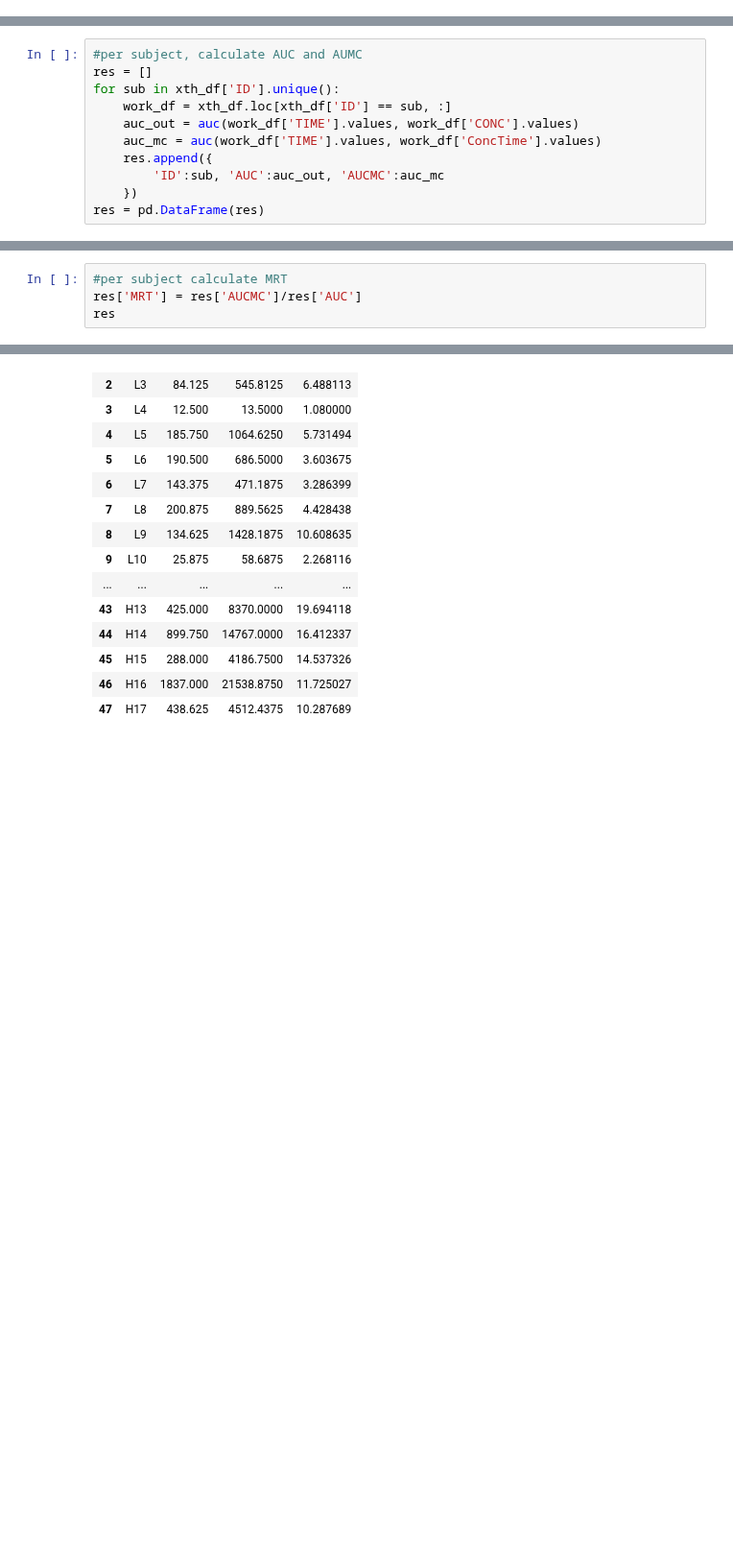
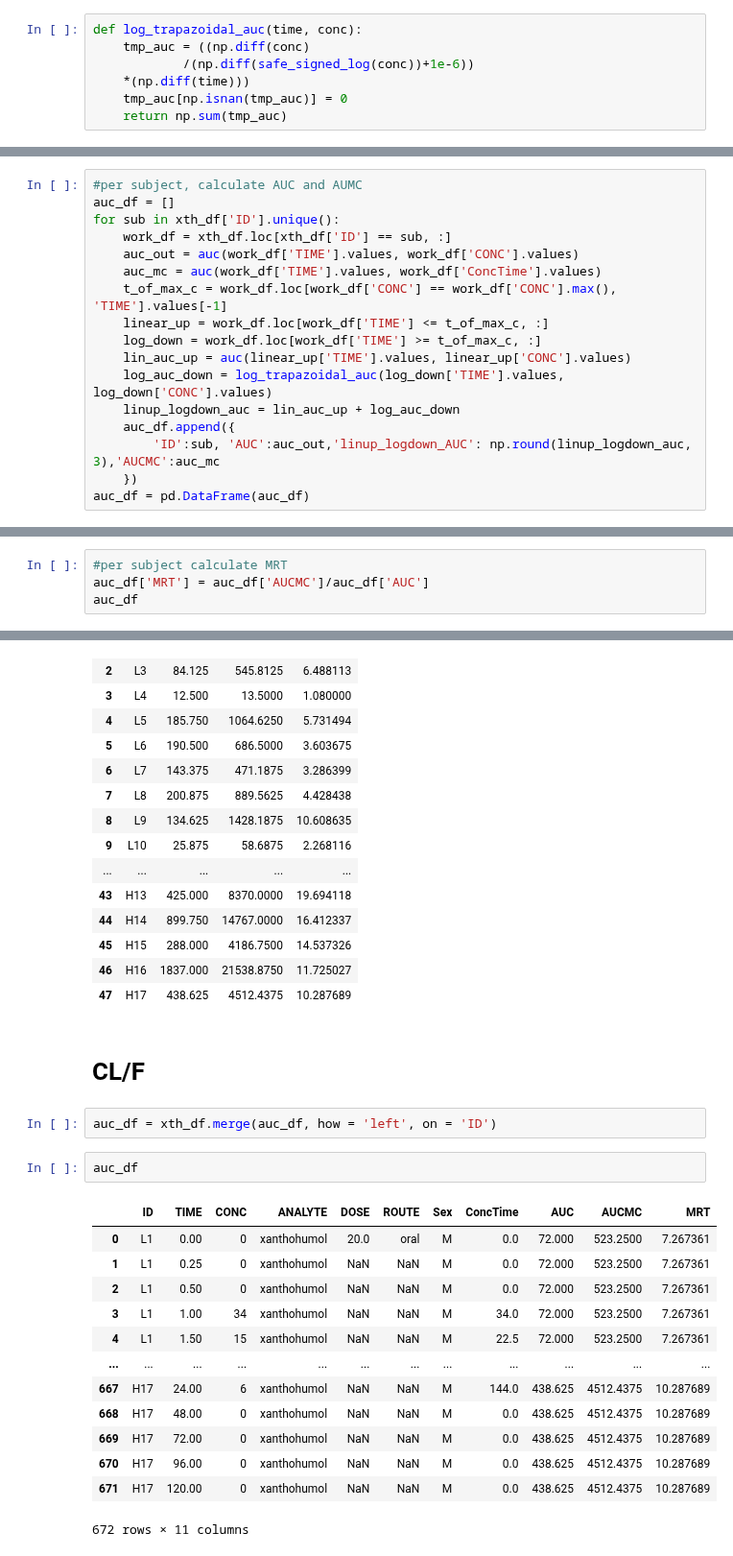
Before and after one commit to kelleyjbrady/NiceODE, a Jupyter notebook: NCA_demo.ipynb, the cells around one changed output, grey strips where cells are left out. Shown at 96% size. Drawn from its saved outputs; the diff is of its cells as text; blank space fills up the shorter version.

```diff
--- a/NCA_demo.ipynb
+++ b/NCA_demo.ipynb
@@ -291,3 +73,10 @@ auc_df.head()
 | 2 | H11 | 1038.500 |
 | 3 | H12 | 899.125 |
 | 4 | H13 | 425.000 |
+# %%
+def log_trapazoidal_auc(time, conc):
+    tmp_auc = ((np.diff(conc)
+            /(np.diff(safe_signed_log(conc))+1e-6))
+    *(np.diff(time)))
+    tmp_auc[np.isnan(tmp_auc)] = 0
+    return np.sum(tmp_auc)
@@ -294,11 +110,17 @@ auc_df.head()
 # %%
 #per subject, calculate AUC and AUMC
-res = []
+auc_df = []
 for sub in xth_df['ID'].unique():
     work_df = xth_df.loc[xth_df['ID'] == sub, :]
     auc_out = auc(work_df['TIME'].values, work_df['CONC'].values)
     auc_mc = auc(work_df['TIME'].values, work_df['ConcTime'].values)
-    res.append({
-        'ID':sub, 'AUC':auc_out, 'AUCMC':auc_mc
+    t_of_max_c = work_df.loc[work_df['CONC'] == work_df['CONC'].max(), 'TIME'].values[-1]
+    linear_up = work_df.loc[work_df['TIME'] <= t_of_max_c, :]
+    log_down = work_df.loc[work_df['TIME'] >= t_of_max_c, :]
+    lin_auc_up = auc(linear_up['TIME'].values, linear_up['CONC'].values)
+    log_auc_down = log_trapazoidal_auc(log_down['TIME'].values, log_down['CONC'].values)
+    linup_logdown_auc = lin_auc_up + log_auc_down
+    auc_df.append({
+        'ID':sub, 'AUC':auc_out,'linup_logdown_AUC': np.round(linup_logdown_auc, 3),'AUCMC':auc_mc
     })
-res = pd.DataFrame(res)
+auc_df = pd.DataFrame(auc_df)
@@ -305,7 +155,7 @@ res = pd.DataFrame(res)
 # %%
 #per subject calculate MRT
-res['MRT'] = res['AUCMC']/res['AUC']
-res
+auc_df['MRT'] = auc_df['AUCMC']/auc_df['AUC']
+auc_df
 # %% [output]
 |  | ID | AUC | AUCMC | MRT |
 | 0 | L1 | 72.000 | 523.2500 | 7.267361 |
@@ -324,3 +174,23 @@ res
 | 45 | H15 | 288.000 | 4186.7500 | 14.537326 |
 | 46 | H16 | 1837.000 | 21538.8750 | 11.725027 |
 | 47 | H17 | 438.625 | 4512.4375 | 10.287689 |
+# %% [markdown]
+# CL/F
+# %%
+auc_df = xth_df.merge(auc_df, how = 'left', on = 'ID')
+# %%
+auc_df
+# %% [output]
+|  | ID | TIME | CONC | ANALYTE | DOSE | ROUTE | Sex | ConcTime | AUC | AUCMC | MRT |
+| 0 | L1 | 0.00 | 0 | xanthohumol | 20.0 | oral | M | 0.0 | 72.000 | 523.2500 | 7.267361 |
+| 1 | L1 | 0.25 | 0 | xanthohumol | NaN | NaN | M | 0.0 | 72.000 | 523.2500 | 7.267361 |
+| 2 | L1 | 0.50 | 0 | xanthohumol | NaN | NaN | M | 0.0 | 72.000 | 523.2500 | 7.267361 |
+| 3 | L1 | 1.00 | 34 | xanthohumol | NaN | NaN | M | 34.0 | 72.000 | 523.2500 | 7.267361 |
+| 4 | L1 | 1.50 | 15 | xanthohumol | NaN | NaN | M | 22.5 | 72.000 | 523.2500 | 7.267361 |
+| ... | ... | ... | ... | ... | ... | ... | ... | ... | ... | ... | ... |
+| 667 | H17 | 24.00 | 6 | xanthohumol | NaN | NaN | M | 144.0 | 438.625 | 4512.4375 | 10.287689 |
+| 668 | H17 | 48.00 | 0 | xanthohumol | NaN | NaN | M | 0.0 | 438.625 | 4512.4375 | 10.287689 |
+| 669 | H17 | 72.00 | 0 | xanthohumol | NaN | NaN | M | 0.0 | 438.625 | 4512.4375 | 10.287689 |
+| 670 | H17 | 96.00 | 0 | xanthohumol | NaN | NaN | M | 0.0 | 438.625 | 4512.4375 | 10.287689 |
+| 671 | H17 | 120.00 | 0 | xanthohumol | NaN | NaN | M | 0.0 | 438.625 | 4512.4375 | 10.287689 |
+672 rows × 11 columns
```
Also changed, not shown: parts of 33 cells of this notebook.
